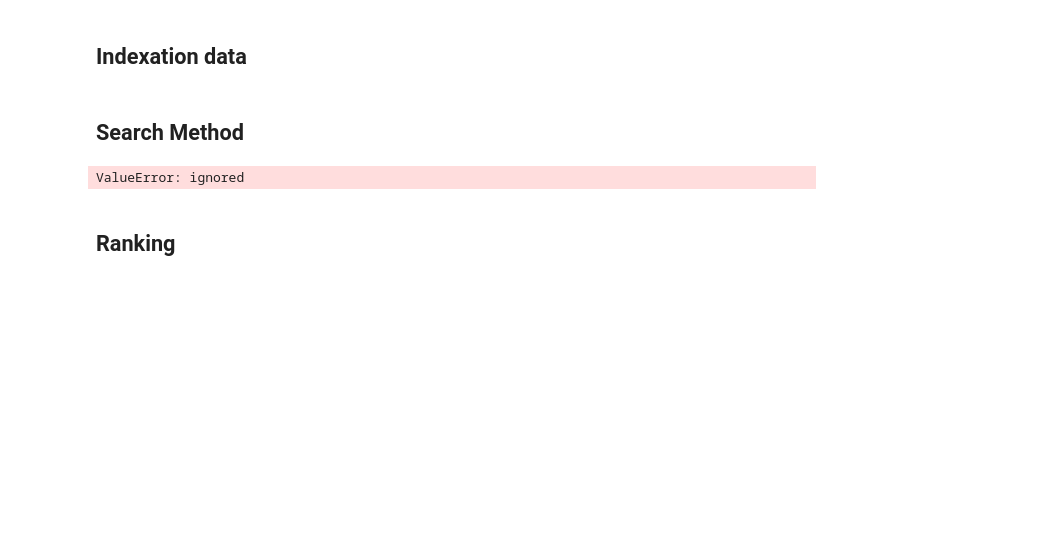
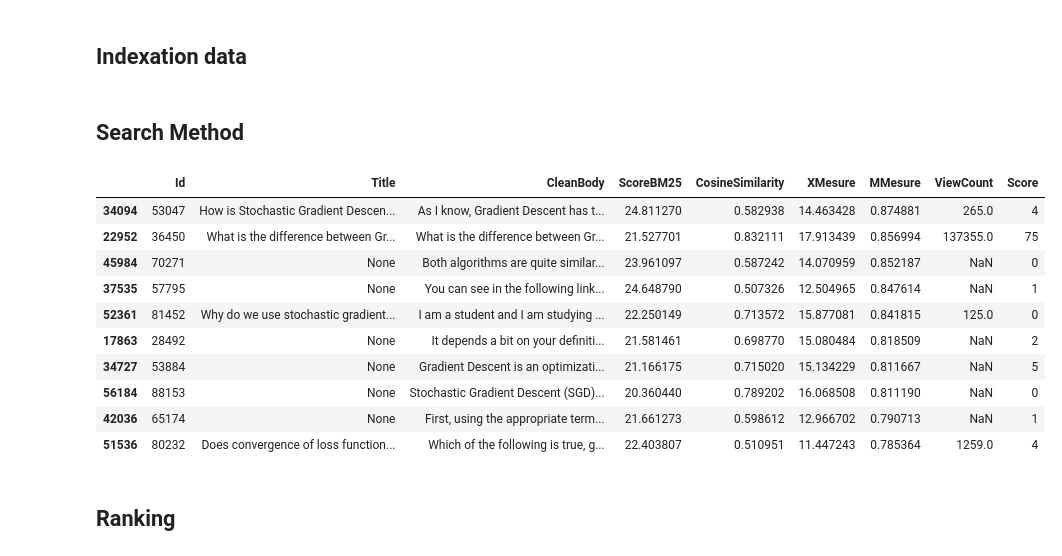
Before and after one commit to solalducloyer/EI_ST4_Groupe1, a Jupyter notebook: Search_Engine_Final.ipynb, the cells around one changed output. Cells and saved outputs as stored; diff of their text form; code cells hidden in the pictures; blank space fills up the shorter version.

Commit message:
add search function

```diff
--- a/Search_Engine_Final.ipynb
+++ b/Search_Engine_Final.ipynb
@@ -203,23 +202,38 @@ def BM25(query, df=df, inverted_index=inverted_index, k1=1.5, b=0.75):
   return scores, df_copy
 
 
-def scored_df(query, df=df, inverted_index=inverted_index, k1=1.5, b=0.75, embeddings=embeddings, MODEL_ST=MODEL_ST):
-  ''' renvoie une copie de la dataframe munie des colonnes 'ScoreBM25' et 'CosineSimilarity' '''
+def scored_df(query, df=df, inverted_index=inverted_index, k1=1.5, b=0.75, m=0.7, embeddings=embeddings, MODEL_ST=MODEL_ST):
+  ''' renvoie une copie de la dataframe munie des colonnes 'ScoreBM25','CosineSimilarity', 'Xmesure' et 'MMesure'
+  XMesure est le produit du score BM25 et de la mesure cosinus
+  MMesure est la moyenne pondérée par m du score BM25 normalisé et de la mesure cosinus'''
   df_copy=df.copy()
   df_copy['ScoreBM25']=BM25(query, df, inverted_index, k1, b)[0]
   df_copy['CosineSimilarity'] = similarity_matrix(query, df, embeddings, MODEL_ST)[0]
+  df_copy['XMesure']=df_copy['ScoreBM25']*df_copy['CosineSimilarity']
+
+  A=df_copy['ScoreBM25'].max()
+  df_copy['MMesure']=df_copy['ScoreBM25']*m/A + df_copy['CosineSimilarity']*(1-m)
   return df_copy
 
-#à la fin de scored_query, on obtient une df avec deux colonnes contenant les score BM25 et la mesure similarité
 
-def search(query, df=df, inverted_index=inverted_index, k1=1.5, b=0.75, embeddings=embeddings, MODEL_ST=MODEL_ST):
-
-  return
+def search(query, top=10, df=df, inverted_index=inverted_index, k1=1.5, b=0.75, m=0.7, embeddings=embeddings, MODEL_ST=MODEL_ST):
+  df_copy=scored_df(query, df, inverted_index, k1, b, m, embeddings, MODEL_ST)
+  return df_copy.nlargest(top, 'MMesure')
 # %%
 query='what is stochastic gradient descent ?'
-scored_df(query)
+search(query)
 # %% [output]
-ValueError: ignored
+|  | Id | Title | CleanBody | ScoreBM25 | CosineSimilarity | XMesure | MMesure | ViewCount | Score |
+| 34094 | 53047 | How is Stochastic Gradient Descen... | As I know, Gradient Descent has t... | 24.811270 | 0.582938 | 14.463428 | 0.874881 | 265.0 | 4 |
+| 22952 | 36450 | What is the difference between Gr... | What is the difference between Gr... | 21.527701 | 0.832111 | 17.913439 | 0.856994 | 137355.0 | 75 |
+| 45984 | 70271 | None | Both algorithms are quite similar... | 23.961097 | 0.587242 | 14.070959 | 0.852187 | NaN | 0 |
+| 37535 | 57795 | None | You can see in the following link... | 24.648790 | 0.507326 | 12.504965 | 0.847614 | NaN | 1 |
+| 52361 | 81452 | Why do we use stochastic gradient... | I am a student and I am studying ... | 22.250149 | 0.713572 | 15.877081 | 0.841815 | 125.0 | 0 |
+| 17863 | 28492 | None | It depends a bit on your definiti... | 21.581461 | 0.698770 | 15.080484 | 0.818509 | NaN | 2 |
+| 34727 | 53884 | None | Gradient Descent is an optimizati... | 21.166175 | 0.715020 | 15.134229 | 0.811667 | NaN | 5 |
+| 56184 | 88153 | None | Stochastic Gradient Descent (SGD)... | 20.360440 | 0.789202 | 16.068508 | 0.811190 | NaN | 0 |
+| 42036 | 65174 | None | First, using the appropriate term... | 21.661273 | 0.598612 | 12.966702 | 0.790713 | NaN | 1 |
+| 51536 | 80232 | Does convergence of loss function... | Which of the following is true, g... | 22.403807 | 0.510951 | 11.447243 | 0.785364 | 1259.0 | 4 |
 # %% [markdown]
 ## Ranking
 # %%
```
Also changed, not shown: parts of 1 cell of this notebook.
